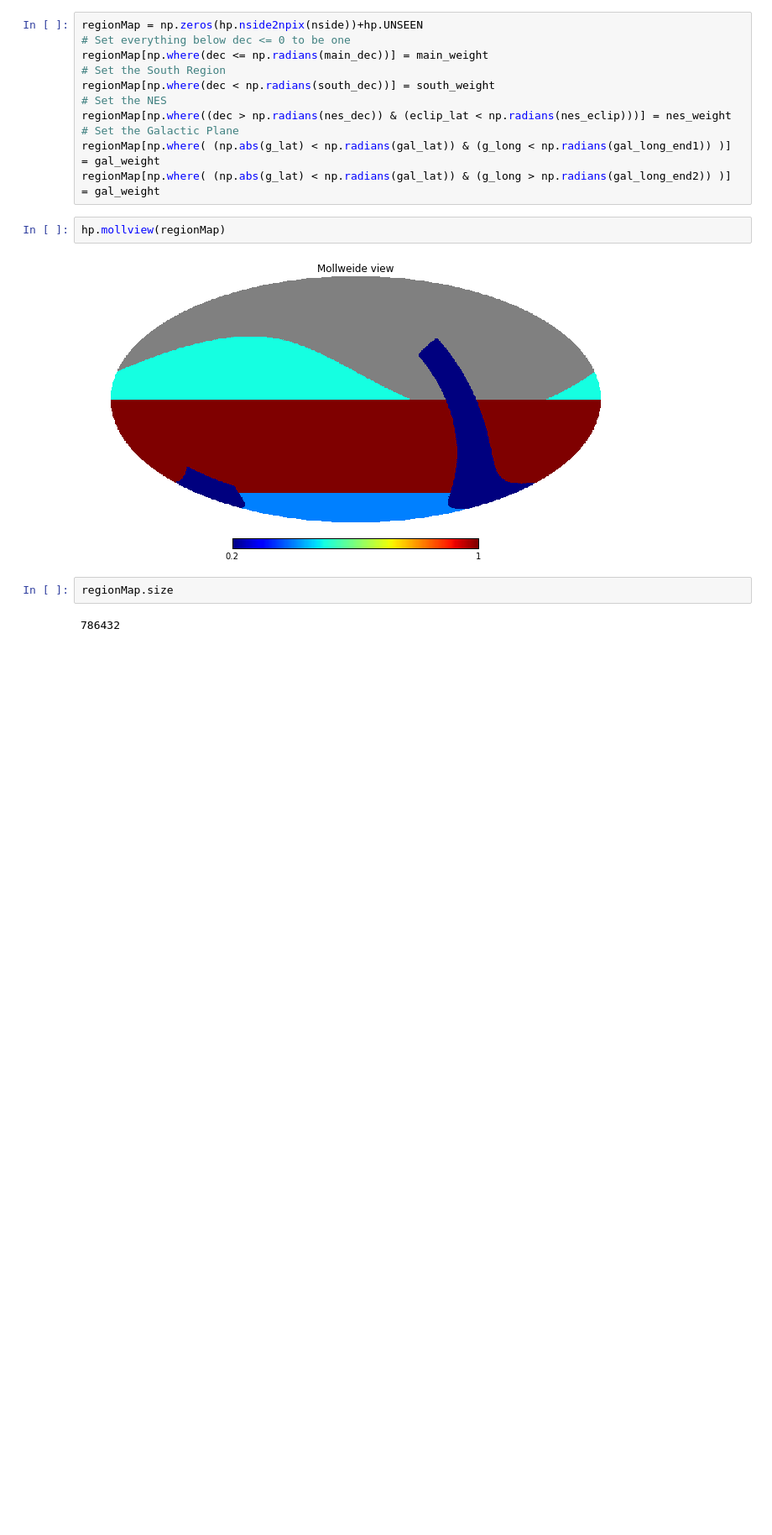
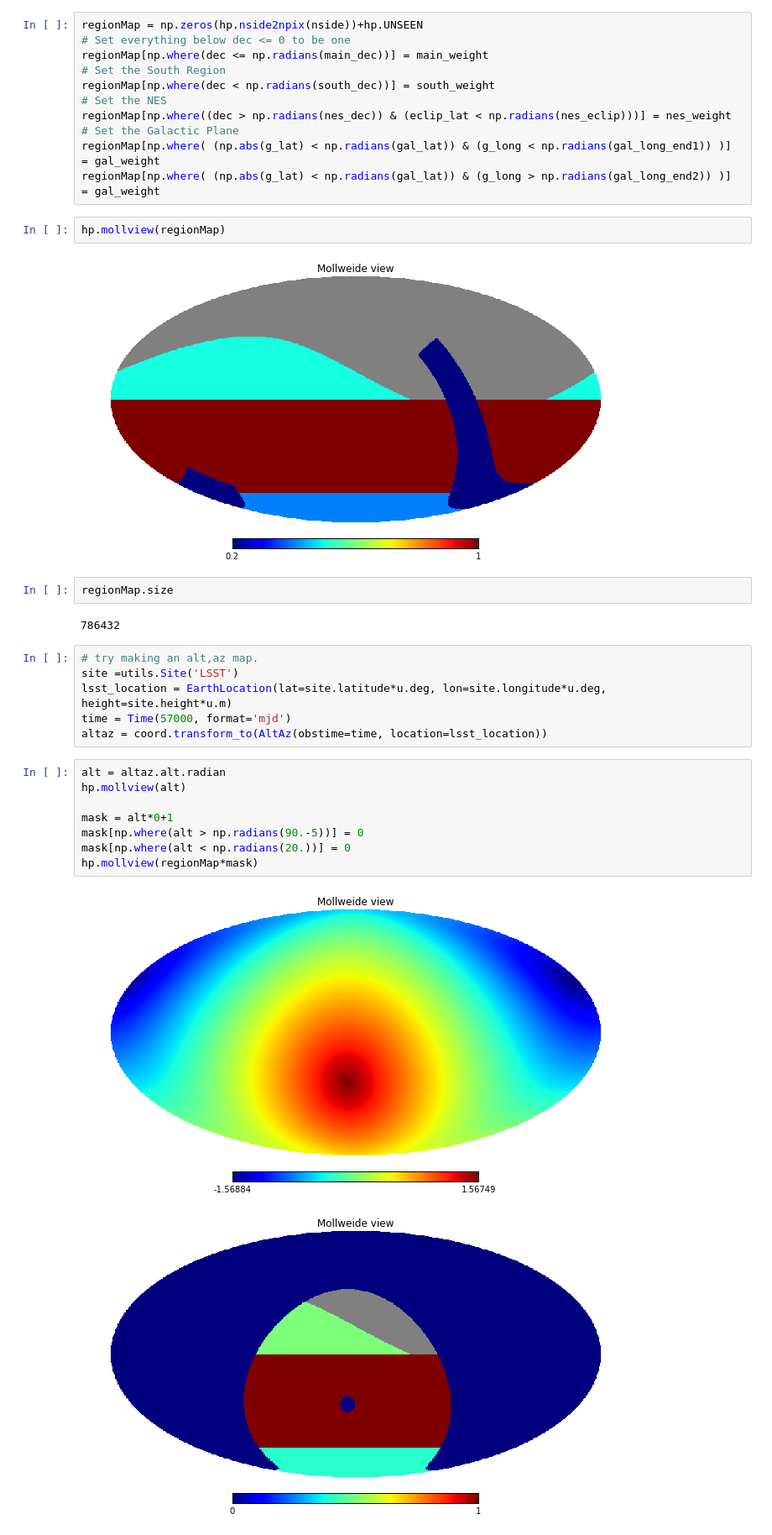
Before and after one commit to yoachim/ScratchStuff, a Jupyter notebook: sched_region_define/Define_regions.ipynb, the cells around one changed output. Shown at 84% size. Cells and saved outputs as stored; diff of their text form; blank space fills up the shorter version.

```diff
--- a/sched_region_define/Define_regions.ipynb
+++ b/sched_region_define/Define_regions.ipynb
@@ -47,3 +48,20 @@ hp.mollview(regionMap)
 regionMap.size
 # %% [output]
 786432
+# %%
+# try making an alt,az map.
+site =utils.Site('LSST')
+lsst_location = EarthLocation(lat=site.latitude*u.deg, lon=site.longitude*u.deg, height=site.height*u.m)
+time = Time(57000, format='mjd')
+altaz = coord.transform_to(AltAz(obstime=time, location=lsst_location))
+# %%
+alt = altaz.alt.radian
+hp.mollview(alt)
+
+mask = alt*0+1
+mask[np.where(alt > np.radians(90.-5))] = 0
+mask[np.where(alt < np.radians(20.))] = 0
+hp.mollview(regionMap*mask)
+# %% [output]
+[figure, added]
+[figure, added]
```
Also changed, not shown: parts of 1 cell of this notebook.
